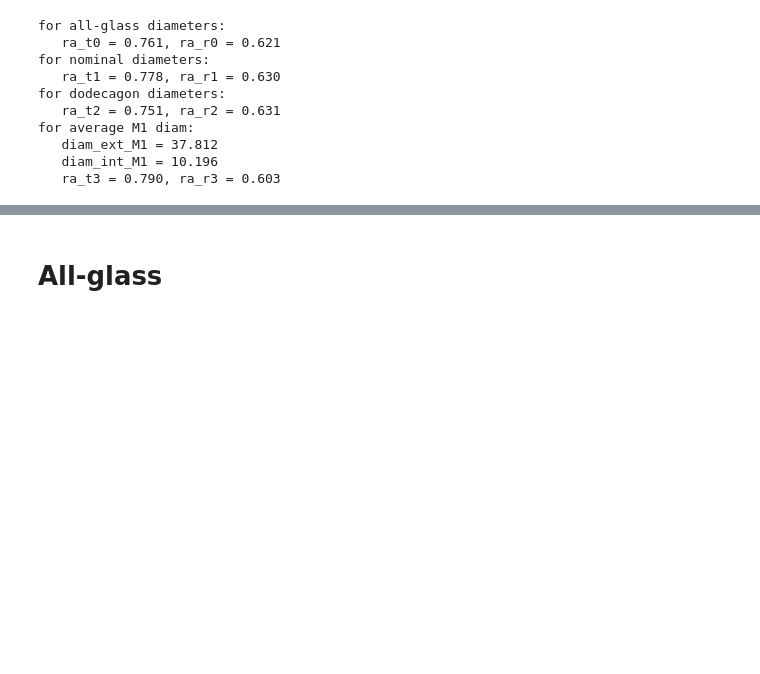
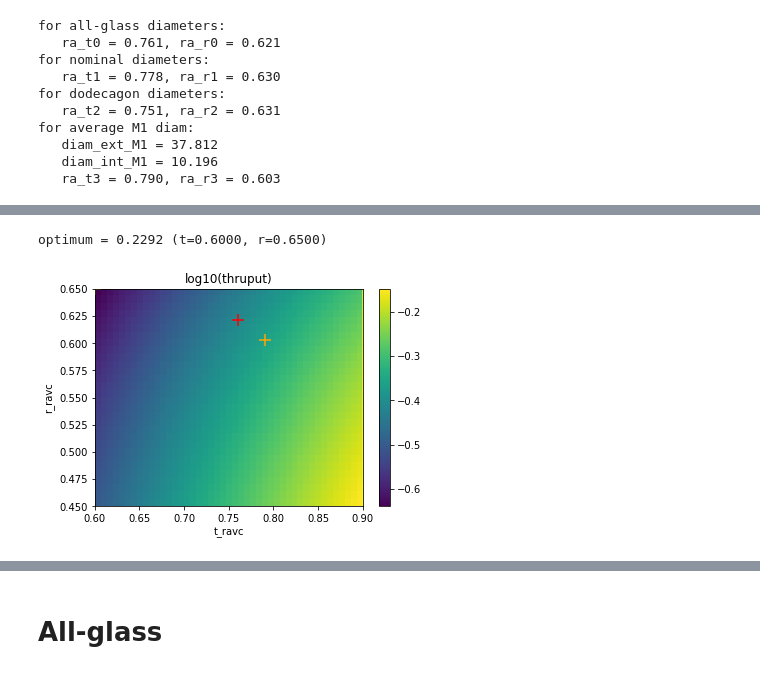
Before and after one commit to vortex-exoplanet/HEEPS, a Jupyter notebook: tools/ravc_optim.ipynb, the cells around one changed output, grey strips where cells are left out. Saved outputs shown, nothing was run; the diff lists cells and outputs as text; code cells hidden in the pictures; blank space fills up the shorter version.

```diff
--- a/tools/ravc_optim.ipynb
+++ b/tools/ravc_optim.ipynb
@@ -161,0 +208,5 @@ def plot_2d_map(rs, ts, t0, arr, case, title):
+# %%
+plot_2d_map(rs, ts, t_T, T, case, 'log10(thruput)')
+# %% [output]
+optimum = 0.2292 (t=0.6000, r=0.6500)
+[figure, added]
```
Also changed, not shown: parts of 24 cells of this notebook.
